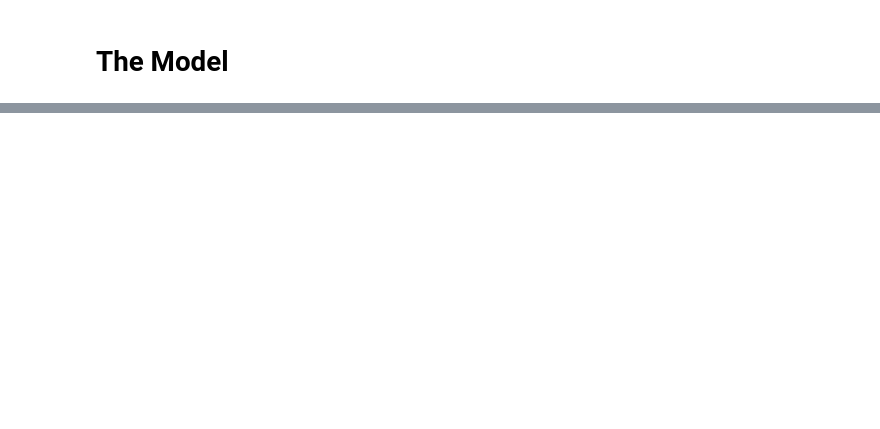
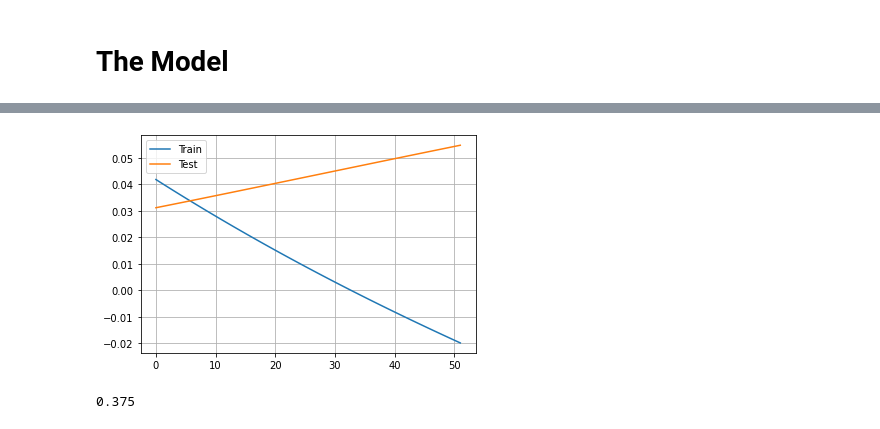
Before and after one commit to JIPiration/GNNZeroToAll, a Jupyter notebook: codes/gcn_numpy/gcn_from_scratch.ipynb, the cells around one changed output, grey strips where cells are left out. Saved outputs shown, nothing was run; the diff lists cells and outputs as text; code cells hidden in the pictures; blank space fills up the shorter version.

```diff
--- a/codes/gcn_numpy/gcn_from_scratch.ipynb
+++ b/codes/gcn_numpy/gcn_from_scratch.ipynb
@@ -375,0 +446,4 @@ class GCNNetwork():
+# %%
+train_nodes = np.array([0, 1, 0])
+test_nodes = np.array([i for i in range(labels.shape[0]) if i not in train_nodes])
+opt2 = GradDescentOptim(lr=2e-2, wd=2.5e-2)
@@ -375,0 +507,12 @@ class GCNNetwork():
+# %%
+fig, ax = plt.subplots()
+ax.plot(np.log10(train_losses), label='Train')
+ax.plot(np.log10(test_losses), label='Test')
+ax.legend()
+ax.grid()
+# %% [output]
+[figure, added]
+# %%
+accs[-1]
+# %% [output]
+0.375
```
Also changed, not shown: parts of 16 cells of this notebook.
